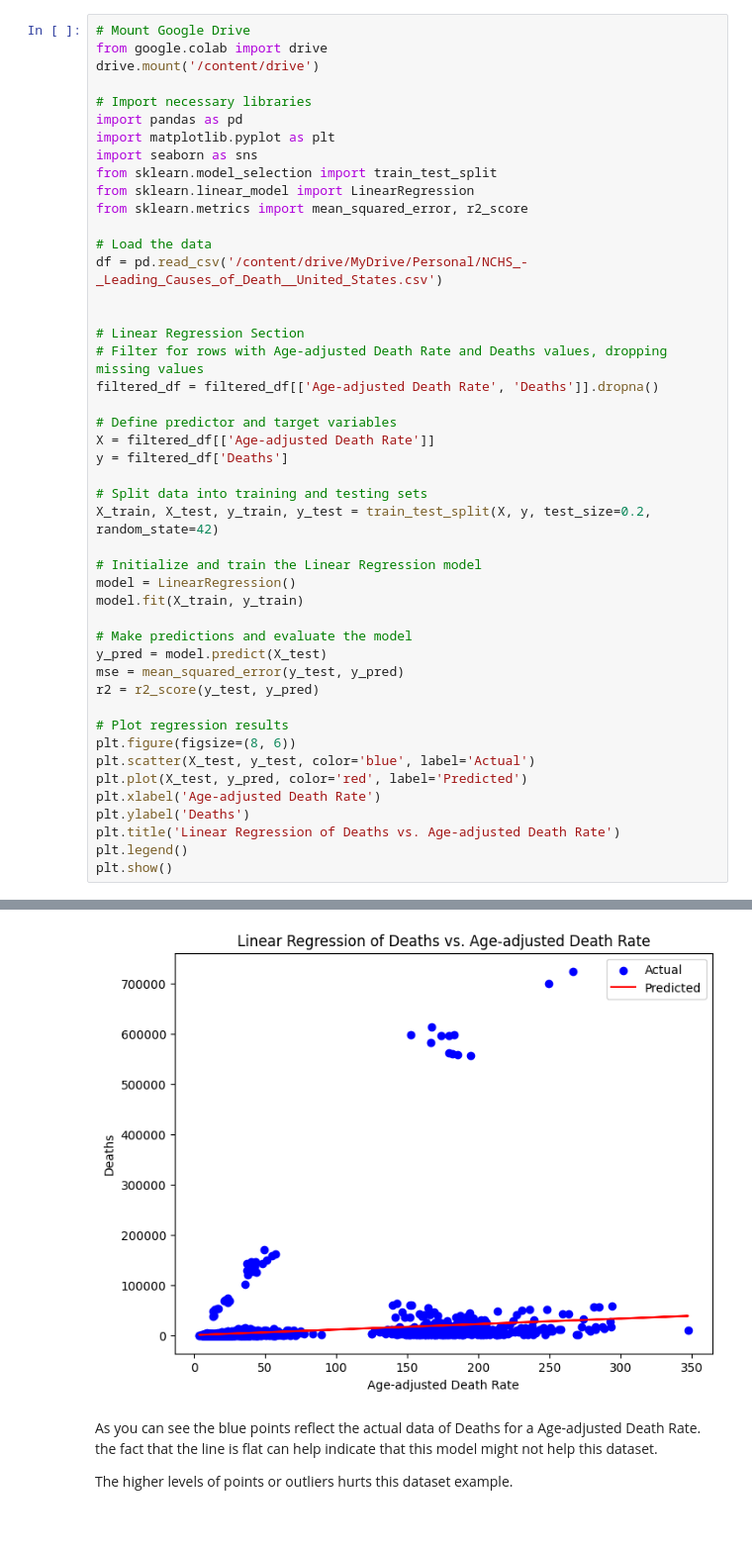
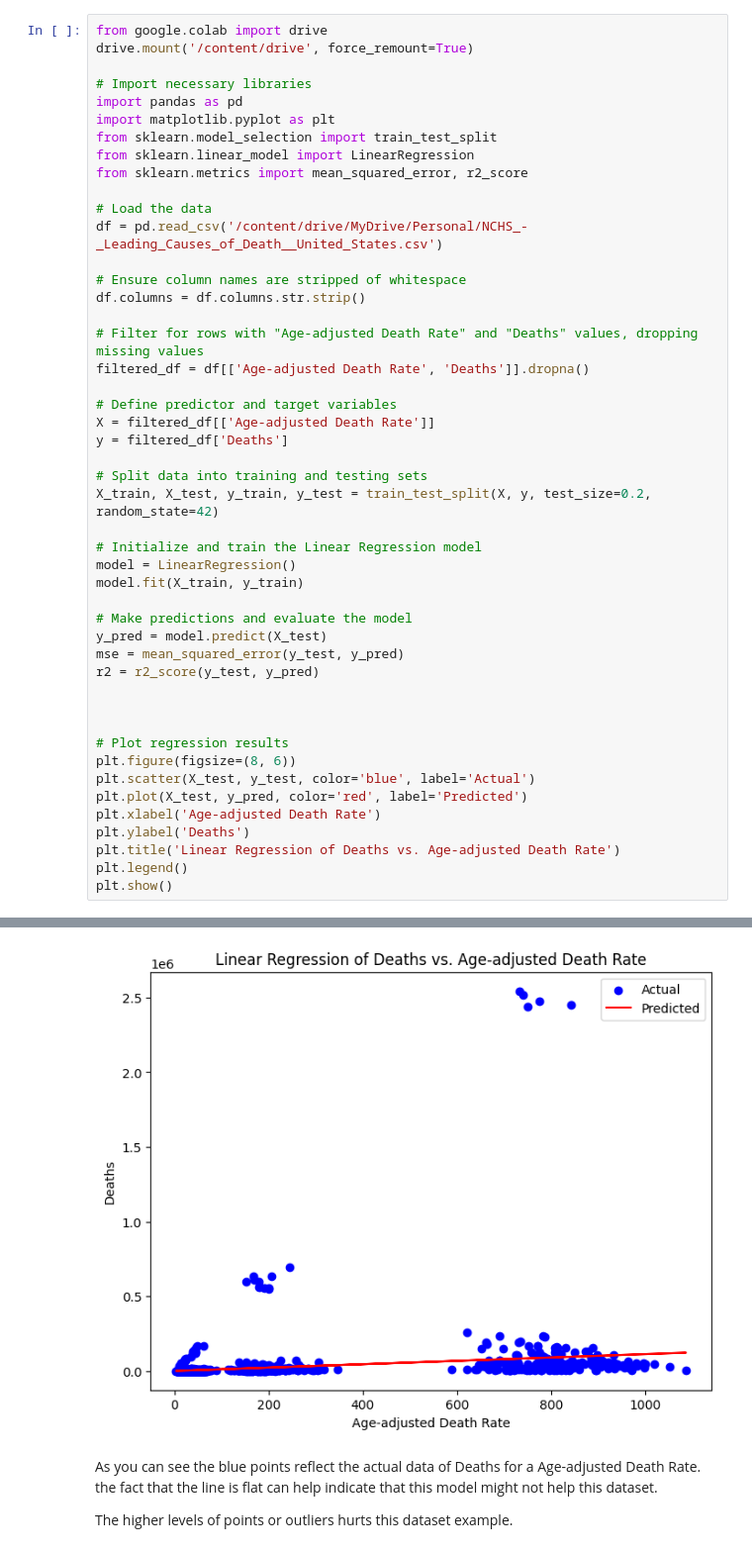
Before and after one commit to ipark3/Hank-Ian, a Jupyter notebook: GitHub Project/dataset/code/regression.ipynb, the cells around one changed output, grey strips where cells are left out. Shown: that part at 99% size. Drawn from its saved outputs; the diff is of its cells as text; blank space fills up the shorter version.

```diff
--- a/GitHub Project/dataset/code/regression.ipynb
+++ b/GitHub Project/dataset/code/regression.ipynb
@@ -1,14 +1,12 @@
 # %% [markdown]
 <a href="https://colab.research.google.com/github/ipark3/Hank-Ian/blob/main/GitHub%20Project/dataset/code/regression.ipynb" target="_parent"><img src="https://colab.research.google.com/assets/colab-badge.svg" alt="Open In Colab"/></a>
 # %%
-# Mount Google Drive
 from google.colab import drive
-drive.mount('/content/drive')
+drive.mount('/content/drive', force_remount=True)
 
 # Import necessary libraries
 import pandas as pd
 import matplotlib.pyplot as plt
-import seaborn as sns
 from sklearn.model_selection import train_test_split
 from sklearn.linear_model import LinearRegression
 from sklearn.metrics import mean_squared_error, r2_score
@@ -16,10 +14,11 @@ from sklearn.metrics import mean_squared_error, r2_score
 # Load the data
 df = pd.read_csv('/content/drive/MyDrive/Personal/NCHS_-_Leading_Causes_of_Death__United_States.csv')
 
+# Ensure column names are stripped of whitespace
+df.columns = df.columns.str.strip()
 
-# Linear Regression Section
-# Filter for rows with Age-adjusted Death Rate and Deaths values, dropping missing values
-filtered_df = filtered_df[['Age-adjusted Death Rate', 'Deaths']].dropna()
+# Filter for rows with "Age-adjusted Death Rate" and "Deaths" values, dropping missing values
+filtered_df = df[['Age-adjusted Death Rate', 'Deaths']].dropna()
 
 # Define predictor and target variables
 X = filtered_df[['Age-adjusted Death Rate']]
@@ -37,6 +36,8 @@ y_pred = model.predict(X_test)
 mse = mean_squared_error(y_test, y_pred)
 r2 = r2_score(y_test, y_pred)
 
+
+
 # Plot regression results
 plt.figure(figsize=(8, 6))
 plt.scatter(X_test, y_test, color='blue', label='Actual')
@@ -51,4 +52,4 @@ Drive already mounted at /content/drive; to attempt to forcibly remount, call dr
-[figure, old version]
+[figure, new version]
 # %% [markdown]
 As you can see the blue points reflect the actual data of Deaths for a Age-adjusted Death Rate. the fact that the line is flat can help indicate that this model might not help this dataset.
 
```
Also changed, not shown: parts of 3 cells of this notebook.
